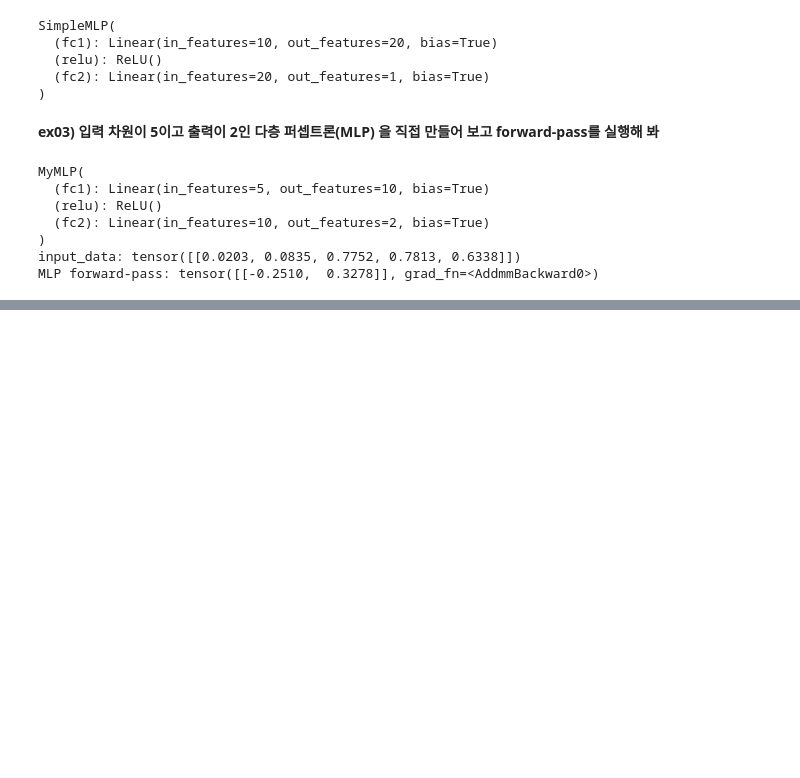
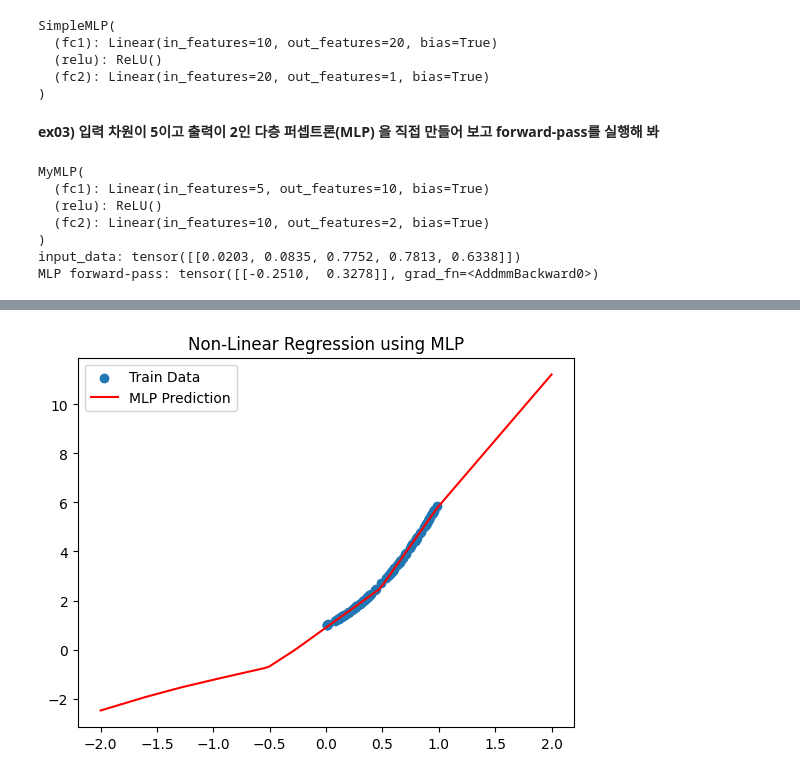
Before and after one commit to hyunkoome/DL_Study, a Jupyter notebook: DL_Basic.ipynb, the cells around one changed output, grey strips where cells are left out. Saved outputs shown, nothing was run; the diff lists cells and outputs as text; code cells hidden in the pictures; blank space fills up the shorter version.

Commit message:
2. PyTorch를 활용한 간단한 모델 구현

```diff
--- a/DL_Basic.ipynb
+++ b/DL_Basic.ipynb
@@ -199,0 +334,27 @@ MLP forward-pass: tensor([[-0.2510,  0.3278]], grad_fn=<AddmmBackward0>)
+# %%
+# train results
+
+"""
+torch.linspace(start, end, steps)
+* torch.linspace(-2, 2, 100): -2에서 2까지 균등한 간격으로 100개의 숫자를 생성,
+* 즉, x_test 값은 -2, -1.96, -1.92, ..., 1.96, 2.0 이런 식으로 100개의 값이 생성
+
+.reshape(-1, 1)
+* .reshape(-1, 1)은 텐서의 차원을 변형하는 함수야.
+* -1을 사용하면 PyTorch가 자동으로 적절한 크기를 맞춤.
+* (100,) 형태의 1D 텐서를 (100,1) 형태의 2D 텐서로 변환.
+"""
+x_text = torch.linspace(-2, 2, 100).reshape(-1, 1)  # -2~2까지 균등간격의 100개 데이터 생성해서, 100x1 텐서 생성
+
+y_test_pred = myModel(x_text).detach().numpy()
+# %%
+# 6. 예측 결과 시각화
+import matplotlib.pyplot as plt
+
+plt.scatter(x_train.numpy(), y_train.numpy(), label="Train Data")
+plt.plot(x_text.numpy(), y_test_pred, color="red", label="MLP Prediction")
+plt.legend()
+plt.title("Non-Linear Regression using MLP")
+plt.show()
+# %% [output]
+[figure, added]
```
Also changed, not shown: parts of 7 cells of this notebook.
